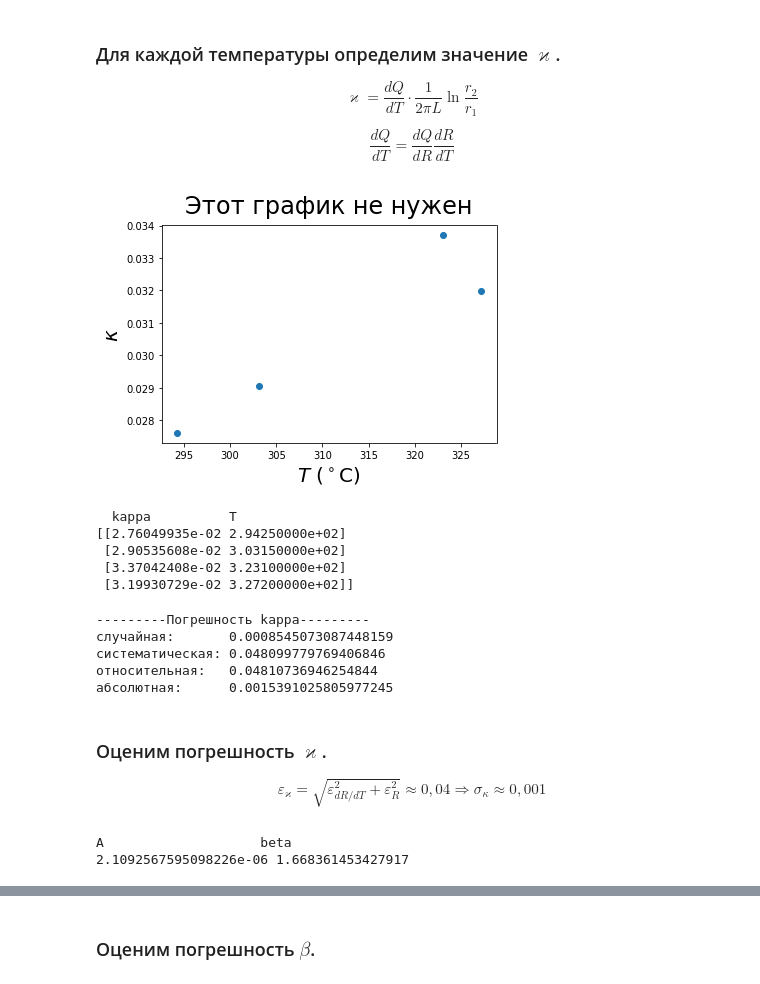
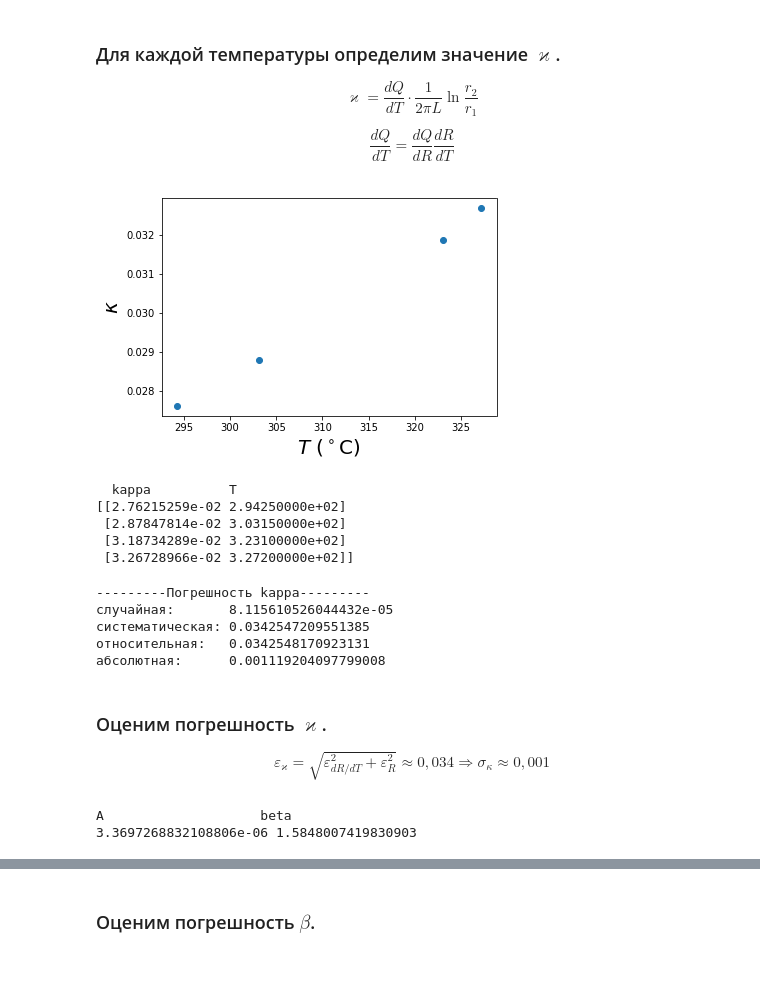
Before and after one commit to iudovin/labs, a Jupyter notebook: calc2-2-3.ipynb, the cells around one changed output, grey strips where cells are left out. Saved outputs shown, nothing was run; the diff lists cells and outputs as text; code cells hidden in the pictures.

```diff
--- a/calc2-2-3.ipynb
+++ b/calc2-2-3.ipynb
@@ -11,7 +11,7 @@ import matplotlib.pyplot as plt
 # %% [markdown]
 ### Получим данные
 # %%
-data = pd.read_csv('lab223.csv', header=0, sep=';')
+#data = pd.read_csv('lab223.csv', header=0, sep=';')
 
 # Константы
 L = 367e-3
@@ -21,21 +21,21 @@ R_0 = 10
 temp_values = ['21', '30', '50', '54']
 
 # Массив данных
-data = np.array(data)
-data1 = [[] for _ in range(4)]
+#data = np.array(data)
+#data1 = [[] for _ in range(4)]
 
-last_T = data[0][3]
-for line in data:
-    index = int(line[0]) - 1
-    line = np.delete(line, [0, 3])
-    data1[index].append(line)
+#last_T = data[0][3]
+#for line in data:
+#    index = int(line[0]) - 1
+#    line = np.delete(line, [0, 3])
+#    data1[index].append(line)
 
-data = data1
+#data = data1
 
-for i in range(4):
-    data[i] = np.transpose(data[i])
+#for i in range(4):
+#    data[i] = np.transpose(data[i])
 
-data[0] = np.delete(data[0], [0, 1], axis=1)
+#data[0] = np.delete(data[0], [0, 1], axis=1)
 #data[1] = np.delete(data[1], [1, 6], axis=1)
 #data[2] = np.delete(data[2], [0, 3, 6, 7], axis=1)
 #data[3] = np.delete(data[3], [0, 2, 4, 6], axis=1)
@@ -44,6 +44,13 @@ data[0] = np.delete(data[0], [0, 1], axis=1)
 #    dataframe = pd.DataFrame(np.transpose(data[i]), columns=['Uэ', 'Uн'])
 #    dataframe.to_csv('t' + str(temp_values[i]) + '.csv')
 
+d0 = np.transpose(np.array(pd.read_csv('data0.csv', header=None, sep=';')))
+d1 = np.transpose(np.array(pd.read_csv('data1.csv', header=None, sep=';')))
+d2 = np.transpose(np.array(pd.read_csv('data2.csv', header=None, sep=';')))
+d3 = np.transpose(np.array(pd.read_csv('data3.csv', header=None, sep=';')))
+
+data = np.array([d0, d1, d2, d3])
+
 print('Сырые данные (Uэ, Uн)\n' + '-' * 80)
 
 for d in data:
@@ -203,23 +210,22 @@ $$ \frac{dQ}{dT} = \frac{dQ}{dR} \frac{dR}{dT} $$
 # %%
 dqdt = np.array(dqdr) * r_t_opt[0]
 kappa = dqdt * math.log(r_2 / r_1) / (2 * math.pi * L)
 t = np.array([21.1, 30.0, 49.95, 54.05]) + 273.15
 
-plt.title('Этот график не нужен', fontsize=24, pad=12)
 plt.xlabel('$T$ ($^\circ$С)', fontsize=20)
 plt.ylabel('$\kappa$', fontsize=20)
 plt.plot(t, kappa, linestyle='', marker='o')
 plt.show()
 
 print(' ' * 2 + 'kappa' + ' ' * 10 + 'T')
 print(np.transpose([kappa, t]))
 # %% [output]
-[figure, old version]
+[figure, new version]
   kappa          T
-[[2.76049935e-02 2.94250000e+02]
- [2.90535608e-02 3.03150000e+02]
- [3.37042408e-02 3.23100000e+02]
- [3.19930729e-02 3.27200000e+02]]
+[[2.76215259e-02 2.94250000e+02]
+ [2.87847814e-02 3.03150000e+02]
+ [3.18734289e-02 3.23100000e+02]
+ [3.26728966e-02 3.27200000e+02]]
 # %%
 def g(x, a, b):
     return a * (x ** b)
@@ -241,19 +247,19 @@ print('относительная:' + ' ' * 2, eps_kappa)
 print('абсолютная:' + ' ' * 5, eps_kappa * kappa[3])
 # %% [output]
 ---------Погрешность kappa---------
-случайная:       0.0008545073087448159
-систематическая: 0.048099779769406846
-относительная:   0.04810736946254844
-абсолютная:      0.0015391025805977245
+случайная:       8.115610526044432e-05
+систематическая: 0.0342547209551385
+относительная:   0.0342548170923131
+абсолютная:      0.001119204097799008
 # %% [markdown]
 ### Оценим погрешность $\varkappa$.
 
-$$\varepsilon_\varkappa = \sqrt{\varepsilon_{dR/dT}^2 + \varepsilon_R^2} \approx 0,04 \Rightarrow \sigma_\kappa \approx 0,001$$
+$$\varepsilon_\varkappa = \sqrt{\varepsilon_{dR/dT}^2 + \varepsilon_R^2} \approx 0,034 \Rightarrow \sigma_\kappa \approx 0,001$$
 # %%
 print('A' + ' ' * 20 + 'beta')
 print(*k_t_opt)
 # %% [output]
 A                    beta
-2.1092567595098226e-06 1.668361453427917
+3.3697268832108806e-06 1.5848007419830903
 # %%
 plt.figure(figsize = (10, 12))
```
Also changed, not shown: parts of 13 cells of this notebook.
